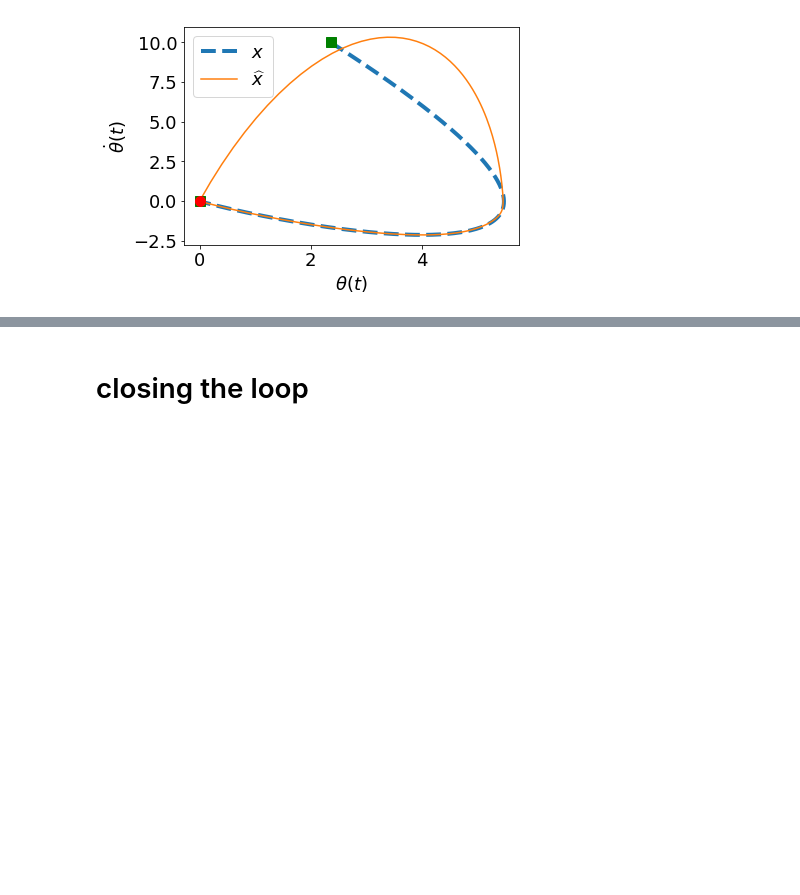
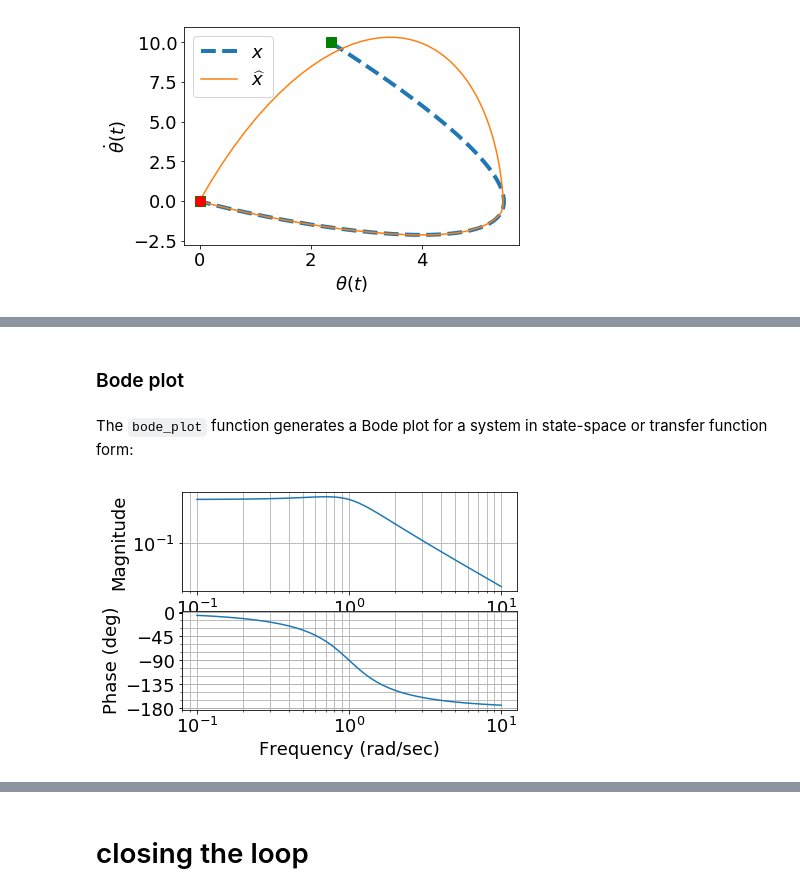
Before and after one commit to sburden/447-20fa, a Jupyter notebook: 447_lec_examples.ipynb, the cells around one changed output, grey strips where cells are left out. Saved outputs shown, nothing was run; the diff lists cells and outputs as text; code cells hidden in the pictures; blank space fills up the shorter version.

```diff
--- a/447_lec_examples.ipynb
+++ b/447_lec_examples.ipynb
@@ -1826,0 +1986,8 @@ mass $M = 12\times 10^{-3}$.
+# %% [markdown]
+### Bode plot
+# %% [markdown]
+The `bode_plot` function generates a Bode plot for a system in state-space or transfer function form:
+# %%
+ctrl.bode_plot(ss);
+# %% [output]
+[figure, added]
```
Also changed, not shown: parts of 70 cells of this notebook.
